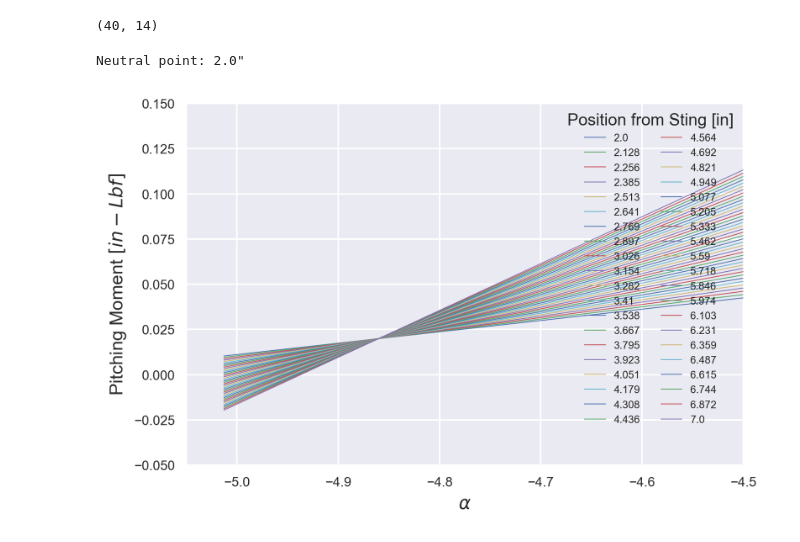
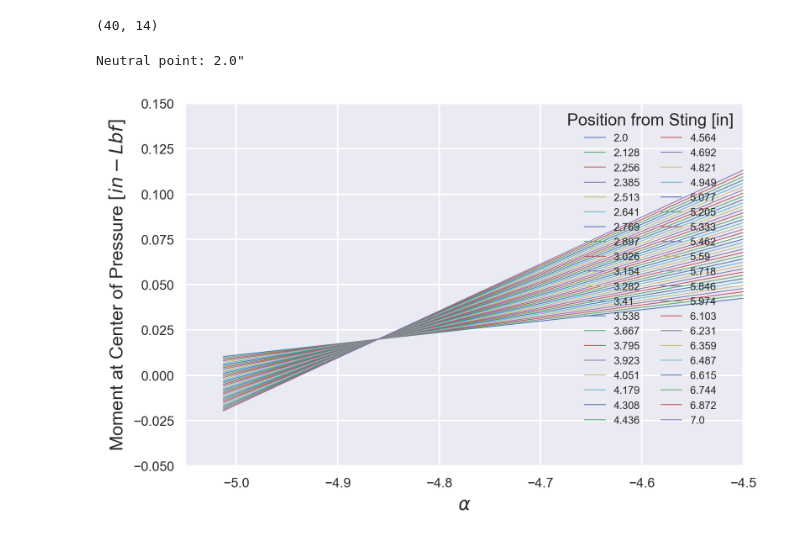
Before and after one commit to RandyChen233/AE460-aerodynamics-propulsion-Lab, a Jupyter notebook: design_lab/data_processing.ipynb, the cells around one changed output. Drawn from its saved outputs; the diff is of its cells as text; code cells hidden in the pictures.

```diff
--- a/design_lab/data_processing.ipynb
+++ b/design_lab/data_processing.ipynb
@@ -827,11 +865,12 @@ for j, speed in enumerate(df_list[1:]):
 
         l_d = f_lift/f_drag
 
-        rho = speed['Density[slug/ft3]'][i+1]
-        v = speed['Avg Velocity[ft/s]'][i+1]
+        #rho = speed['Density[slug/ft3]'][i+1]
+        #v = speed['Avg Velocity[ft/s]'][i+1]
+        q = speed['Corrected q'][i+1]*144
 
-        c_l = (2 * f_lift)/(rho * v**2 * S)
-        c_d = (2 * f_drag)/(rho * v**2 * S)
+        c_l = f_lift/(q * S)
+        c_d = f_drag/(q * S)
 
         c_l_32_c_d = (c_l**(3/2))/c_d
 
@@ -867,20 +906,20 @@ moments[1].shape
 # %%
 #moments
 sums = np.ndarray((len(axial_pos)))
 plt.figure(dpi=300);
 for i, pos in enumerate(axial_pos):
     #i indicates axial location from the defined position array
     plt.plot(df_list[0]['Angle of Attack[deg]'], moments[1][i], label=round(pos,3))
     sums[i] = np.sum(moments[1][i] + 0.032)
 plt.xlabel(r'$\alpha$')
 plt.xlim(-5.05,-4.5);
 plt.ylim(-0.05,0.15);
-plt.ylabel('Pitching Moment $[in-Lbf]$')
+plt.ylabel('Moment at Center of Pressure $[in-Lbf]$')
 #plt.axhline(y=-0.032)
 plt.legend(title='Position from Sting [in]', loc='best', ncol=2,fontsize=6.3)
 plt.savefig('moment.png', bbox_inches='tight', dpi=200)
 
 print(f'Neutral point: {axial_pos[np.argmin(np.absolute(sums))]}"')
 # %% [output]
 Neutral point: 2.0"
-[figure, old version]
+[figure, new version]
```
Also changed, not shown: parts of 5 cells of this notebook, 1 other file.
